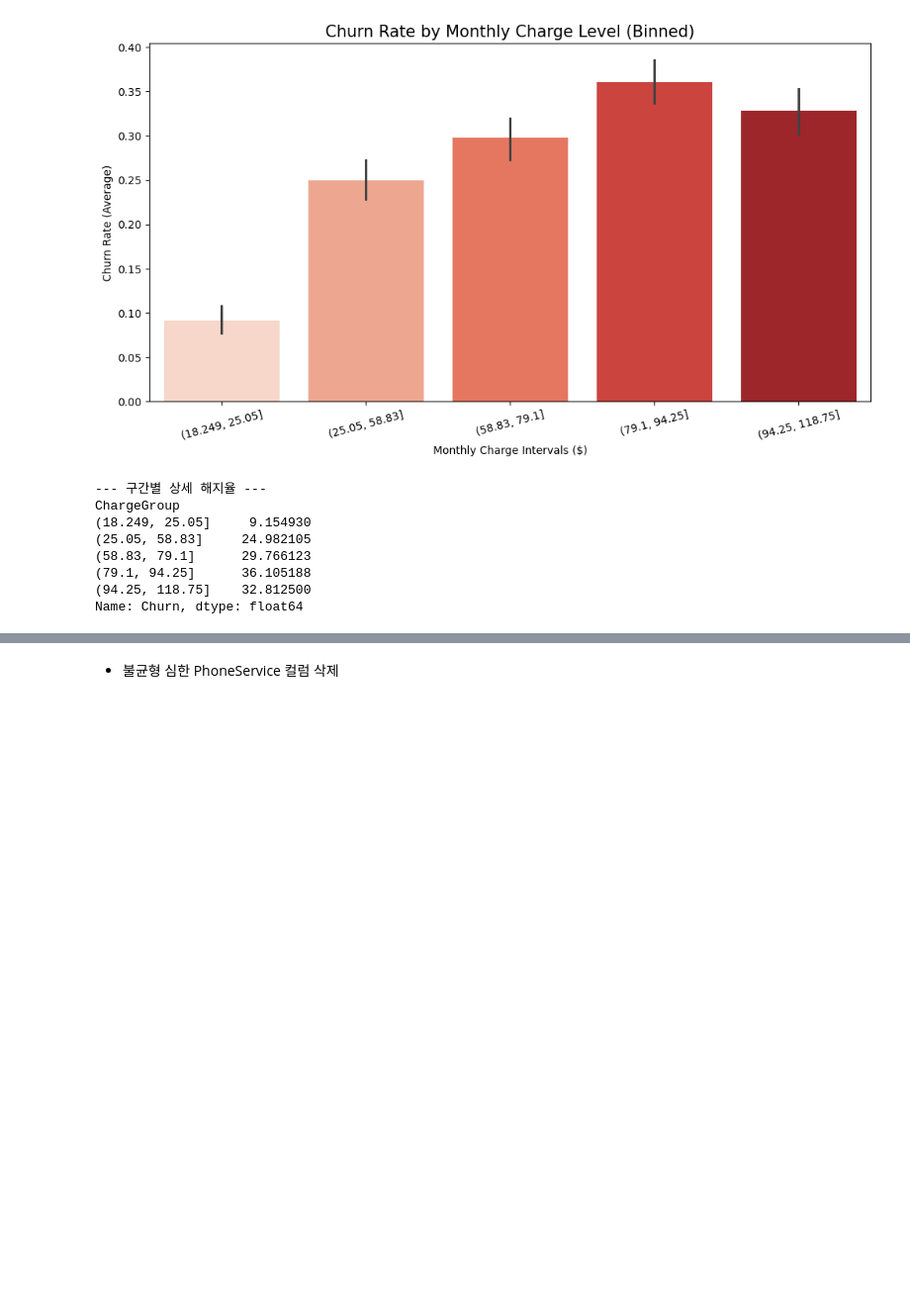
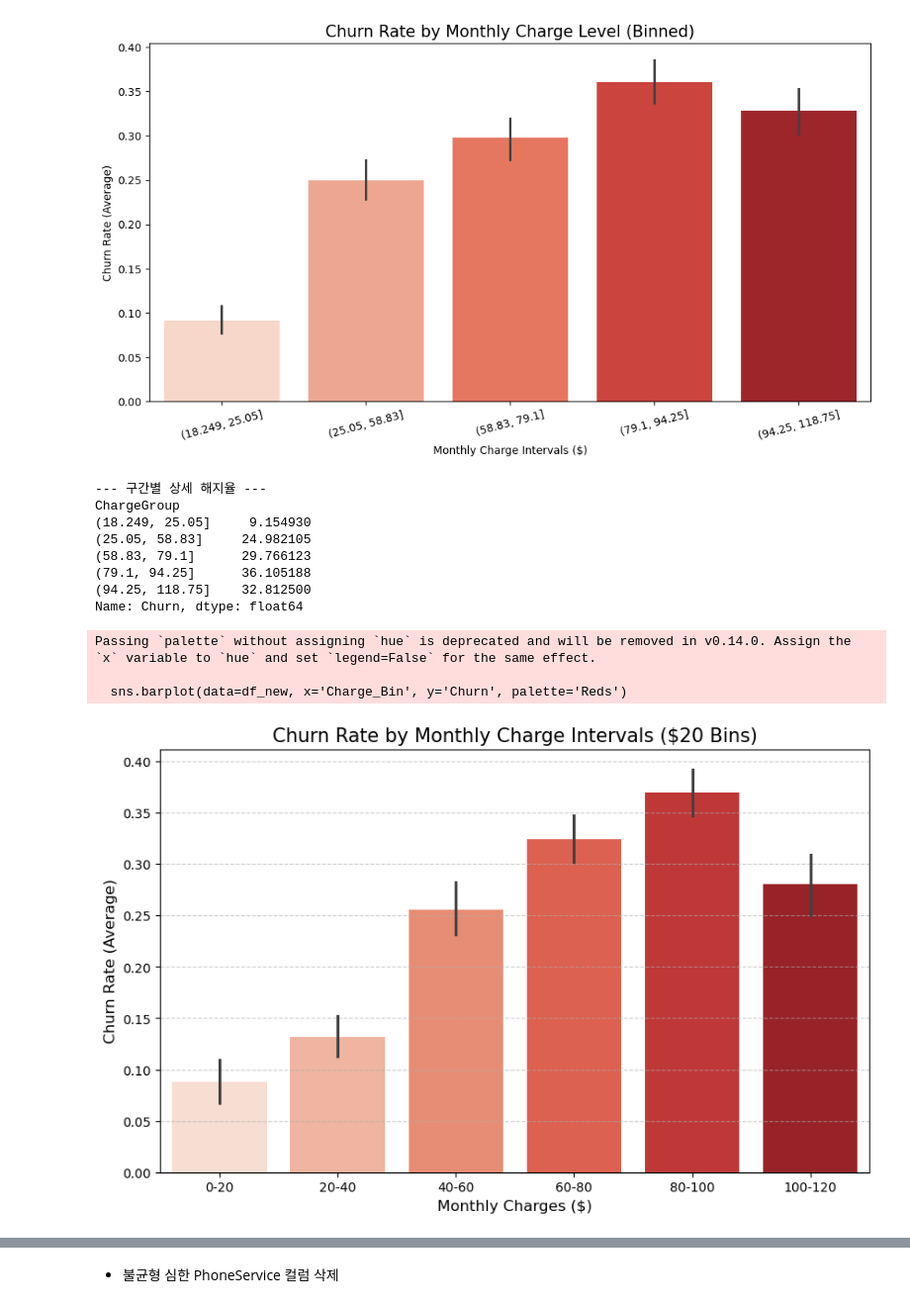
Before and after one commit to jjuuu999/hipython, a Jupyter notebook: 45_파이썬데이터분석_실습_통신사고객이탈_배포.ipynb, the cells around one changed output, grey strips where cells are left out. Shown at 99% size. Drawn from its saved outputs; the diff is of its cells as text; code cells hidden in the pictures; blank space fills up the shorter version.

```diff
--- a/45_파이썬데이터분석_실습_통신사고객이탈_배포.ipynb
+++ b/45_파이썬데이터분석_실습_통신사고객이탈_배포.ipynb
@@ -1098,3 +1098,25 @@ ChargeGroup
 (79.1, 94.25]      36.105188
 (94.25, 118.75]    32.812500
 Name: Churn, dtype: float64
+# %%
+# 1. 20달러 단위로 구간화(Binning)
+# 0~120달러 범위를 20 단위로 나눕니다.
+bins = [0, 20, 40, 60, 80, 100, 120]
+labels = ['0-20', '20-40', '40-60', '60-80', '80-100', '100-120']
+df_new['Charge_Bin'] = pd.cut(df_new['MonthlyCharges'], bins=bins, labels=labels)
+
+# 2. 시각화
+plt.figure(figsize=(10, 6))
+# y축에 Churn을 넣으면 자동으로 구간별 평균(이탈률)을 계산합니다.
+sns.barplot(data=df_new, x='Charge_Bin', y='Churn', palette='Reds')
+
+plt.title('Churn Rate by Monthly Charge Intervals ($20 Bins)', fontsize=15)
+plt.xlabel('Monthly Charges ($)', fontsize=12)
+plt.ylabel('Churn Rate (Average)', fontsize=12)
+plt.grid(axis='y', linestyle='--', alpha=0.6)
+plt.show()
+# %% [output]
+Passing `palette` without assigning `hue` is deprecated and will be removed in v0.14.0. Assign the `x` variable to `hue` and set `legend=False` for the same effect.
+
+  sns.barplot(data=df_new, x='Charge_Bin', y='Churn', palette='Reds')
+[figure, added]
```
Also changed, not shown: parts of 2 cells of this notebook.
